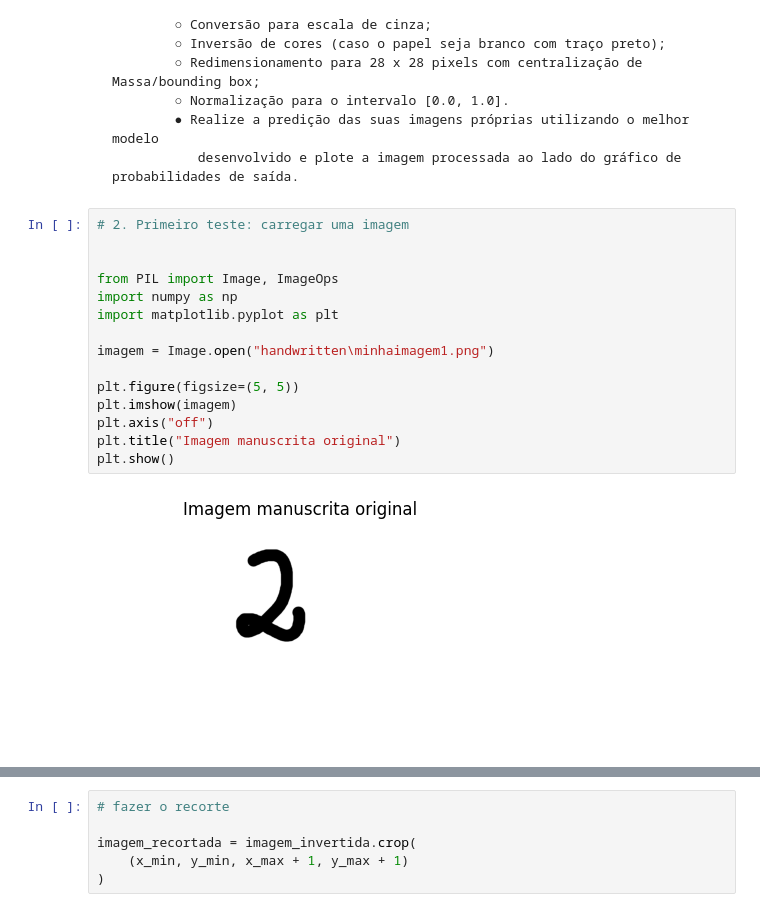
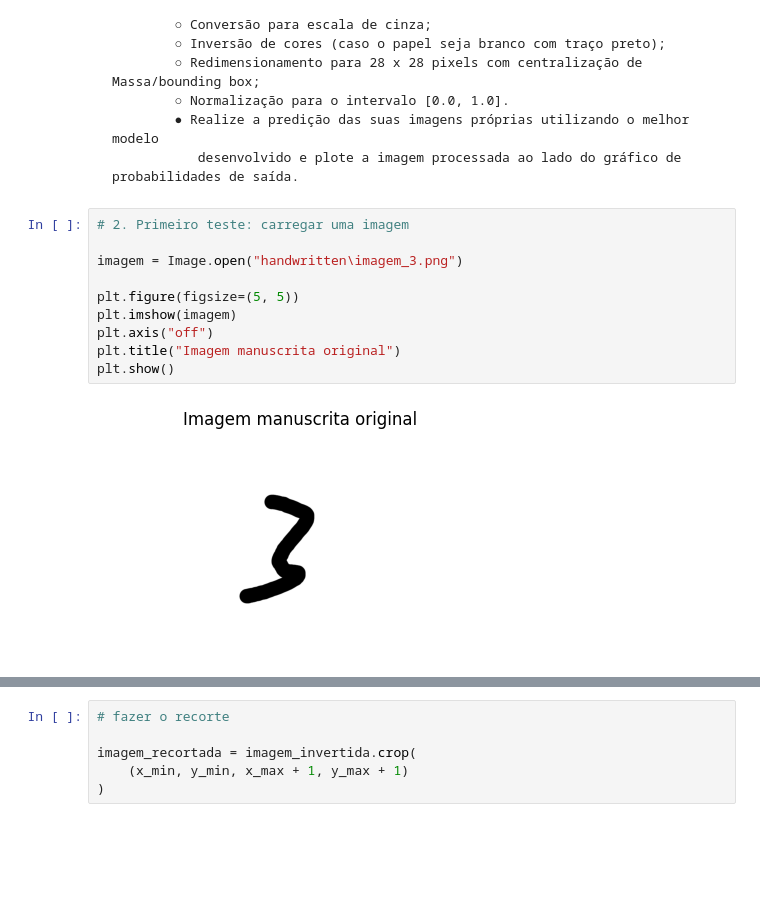
Before and after one commit to rafadebem1-cpu/Analise_preditiva_digitos_manuscritos, a Jupyter notebook: mproj_mod2.ipynb, the cells around one changed output, grey strips where cells are left out. Saved outputs shown, nothing was run; the diff lists cells and outputs as text; blank space fills up the shorter version.

```diff
--- a/mproj_mod2.ipynb
+++ b/mproj_mod2.ipynb
@@ -1673,20 +1608,15 @@ Portanto, o experimento mostra que o modelo apresentou excelente desempenho no c
 # %%
 # 2. Primeiro teste: carregar uma imagem
 
-
-from PIL import Image, ImageOps
-import numpy as np
-import matplotlib.pyplot as plt
-
-imagem = Image.open("handwritten\minhaimagem1.png")
+imagem = Image.open("handwritten\imagem_3.png")
 
 plt.figure(figsize=(5, 5))
 plt.imshow(imagem)
 plt.axis("off")
 plt.title("Imagem manuscrita original")
 plt.show()
 # %% [output]
-[figure, old version]
+[figure, new version]
 # %%
 # converter para escala de cinza
 
```
Also changed, not shown: parts of 51 cells of this notebook, 4 other files.
